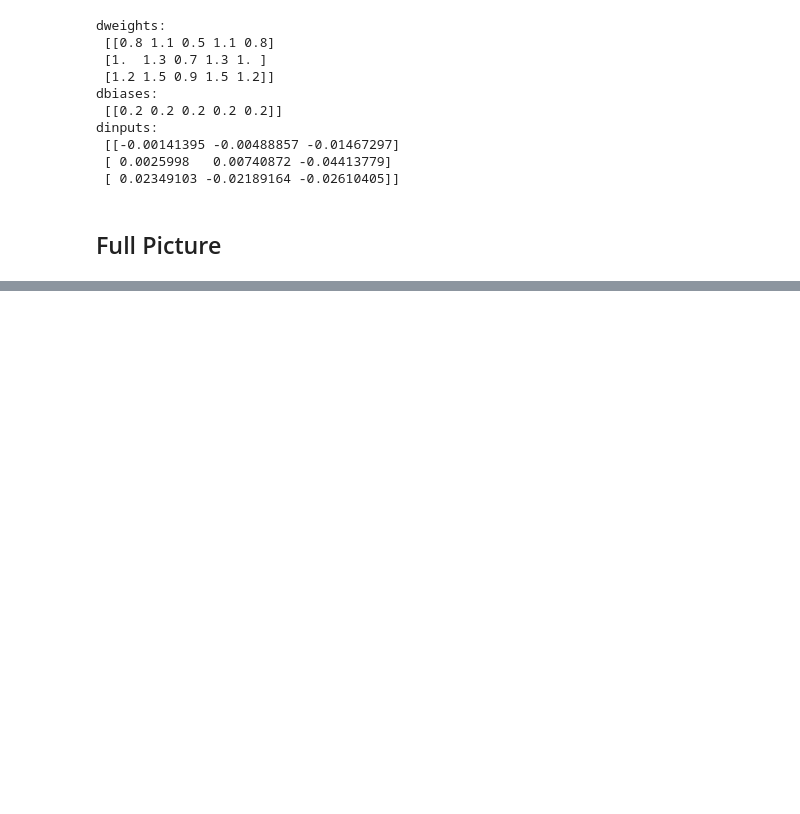
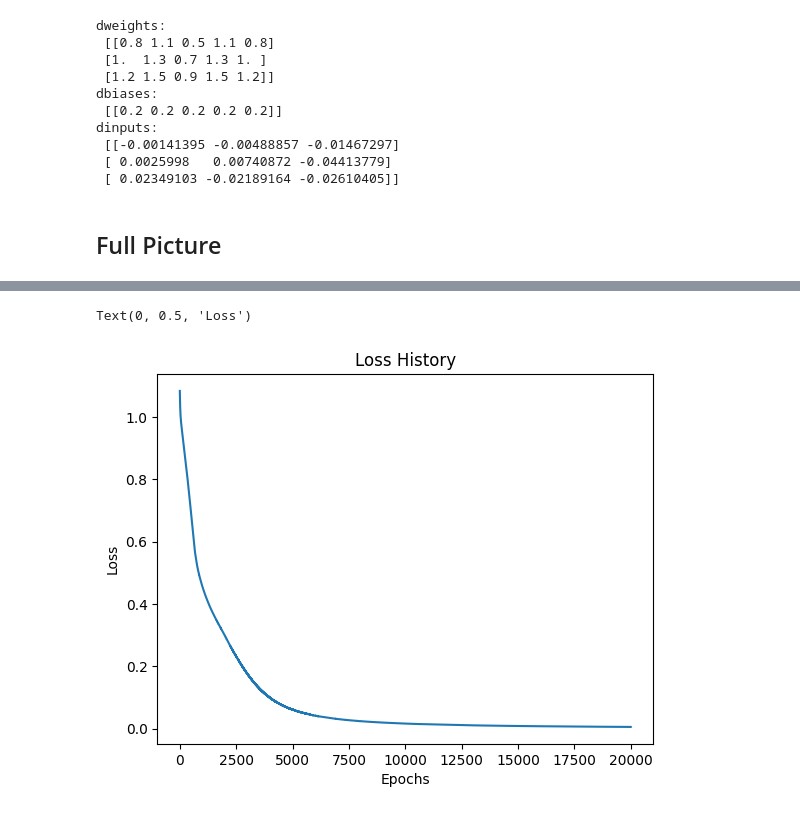
Before and after one commit to paolopedroso/ml-cc, a Jupyter notebook: NN/neural-network-backprop.ipynb, the cells around one changed output, grey strips where cells are left out. Saved outputs shown, nothing was run; the diff lists cells and outputs as text; code cells hidden in the pictures; blank space fills up the shorter version.

```diff
--- a/NN/neural-network-backprop.ipynb
+++ b/NN/neural-network-backprop.ipynb
@@ -490,8 +503,6 @@ class Loss_CategoricalCrossentropy(Loss):
 
     # Backward pass
     def backward(self, dvalues, y_true):
-
-        # Number of samples
         samples = len(dvalues)
         # Number of labels in every sample
         # We'll use the first sample to count them
@@ -562,3 +573,31 @@ class Activation_Softmax_Loss_CategoricalCrossentropy():
         self.dinputs[range(samples), y_true] -= 1
         # Normalize gradient
         self.dinputs = self.dinputs / samples
+
+# Data: 3 samples, 3 input features, 3 classes
+X = np.array([[1.0, 2.0, 3.0],
+              [4.0, 5.0, 6.0],
+              [7.0, 8.0, 9.0]])
+y_true = np.array([0, 1, 2])
+
+# Build network: 3 -> 5 -> 3
+dense1_layer = Layer_Dense(3, 5)
+relu_activation = Activation_ReLU()
+output_layer = Layer_Dense(5, 3)
+loss_activation = Activation_Softmax_Loss_CategoricalCrossentropy()
+
+# Forward
+dense1_layer.forward(X)
+relu_activation.forward(dense1_layer.output)
+output_layer.forward(relu_activation.output)
+loss = loss_activation.forward(output_layer.output, y_true)
+print("Loss:", loss)
+
+# Backward
+loss_activation.backward(loss_activation.output, y_true)
+output_layer.backward(loss_activation.dinputs)
+relu_activation.backward(output_layer.dinputs)
+dense1_layer.backward(relu_activation.dinputs)
+
+print("dense1_layer dweights:\n", dense1_layer.dweights)
+print("output_layer dweights:\n", output_layer.dweights)
@@ -564,0 +672,10 @@ class Activation_Softmax_Loss_CategoricalCrossentropy():
+# %%
+import matplotlib.pyplot as plt
+
+plt.title("Loss History")
+plt.plot(loss_history)
+plt.xlabel("Epochs")
+plt.ylabel("Loss")
+# %% [output]
+Text(0, 0.5, 'Loss')
+[figure, added]
```
Also changed, not shown: parts of 5 cells of this notebook.
